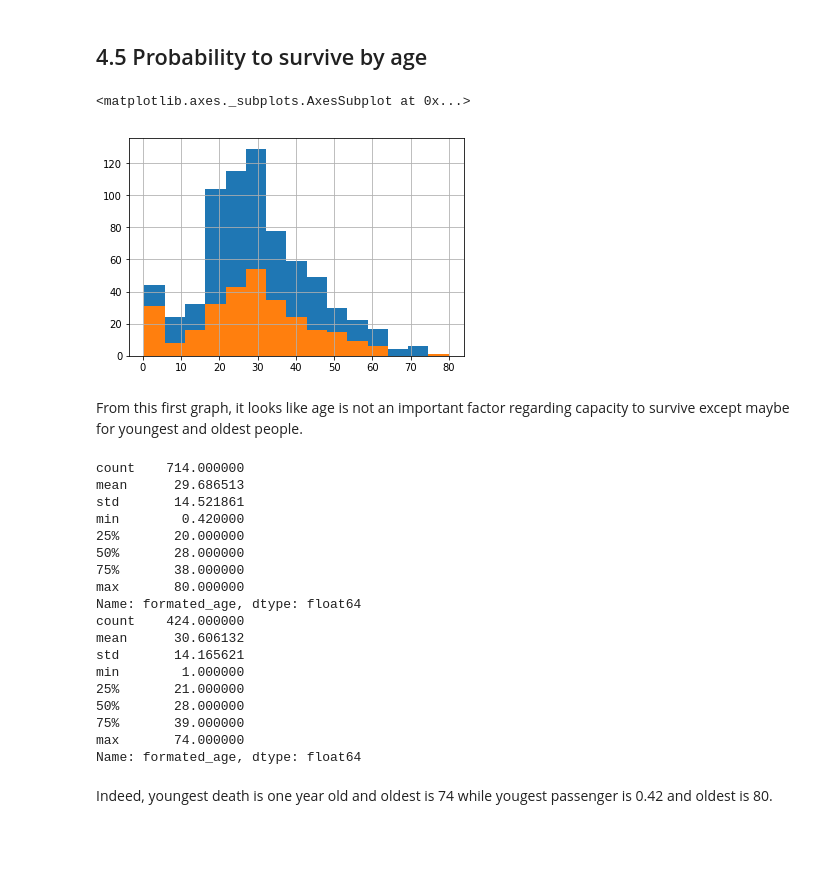
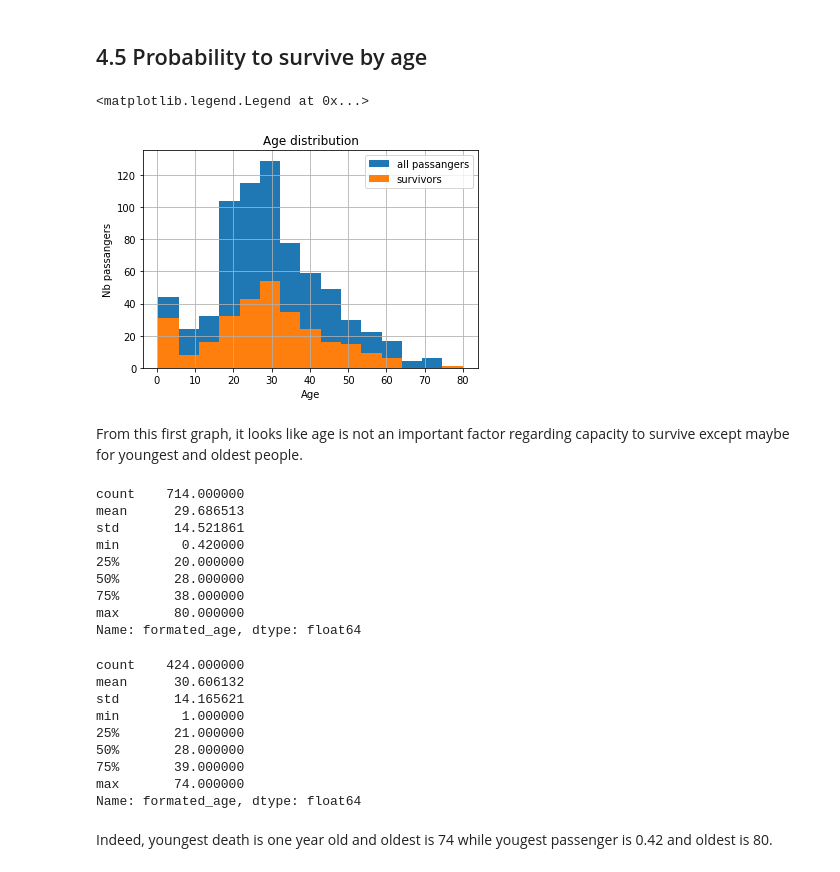
Before and after one commit to cocquerel/titanic, a Jupyter notebook: titanic.ipynb, the cells around one changed output. Saved outputs shown, nothing was run; the diff lists cells and outputs as text; code cells hidden in the pictures; blank space fills up the shorter version.

```diff
--- a/titanic.ipynb
+++ b/titanic.ipynb
@@ -137,16 +152,20 @@ Note that age distribution is higher in first class.
 # %% [markdown]
 ## 4.5 Probability to survive by age
 # %%
-passangers['formated_age'].hist(bins=15)
-passangers[passangers['Survived']==1]['formated_age'].hist(bins=15)
+passangers['formated_age'].hist(bins=15,label='all passangers')
+ax=passangers[passangers['Survived']==1]['formated_age'].hist(bins=15,label='survivors')
+ax.set_title('Age distribution')
+ax.set_xlabel('Age')
+ax.set_ylabel('Nb passangers')
+ax.legend()
 # %% [output]
-<matplotlib.axes._subplots.AxesSubplot at 0x...>
+<matplotlib.legend.Legend at 0x...>
-[figure, old version]
+[figure, new version]
 # %% [markdown]
 From this first graph, it looks like age is not an important factor regarding capacity to survive except maybe for youngest and oldest people.
 # %%
-print passangers['formated_age'].describe()
-print passangers[(passangers['Survived']==0)]['formated_age'].describe()
+display( passangers['formated_age'].describe())
+display( passangers[(passangers['Survived']==0)]['formated_age'].describe())
 # %% [output]
 count    714.000000
 mean      29.686513
@@ -157,15 +176,15 @@ min        0.420000
 75%       38.000000
 max       80.000000
 Name: formated_age, dtype: float64
-count    424.000000
-mean      30.606132
-std       14.165621
-min        1.000000
-25%       21.000000
-50%       28.000000
-75%       39.000000
-max       74.000000
-Name: formated_age, dtype: float64
+count    424.000000
+mean      30.606132
+std       14.165621
+min        1.000000
+25%       21.000000
+50%       28.000000
+75%       39.000000
+max       74.000000
+Name: formated_age, dtype: float64
 # %% [markdown]
 Indeed, youngest death is one year old and oldest is 74 while yougest passenger is 0.42 and oldest is 80.
 # %%
```
Also changed, not shown: parts of 23 cells of this notebook.
